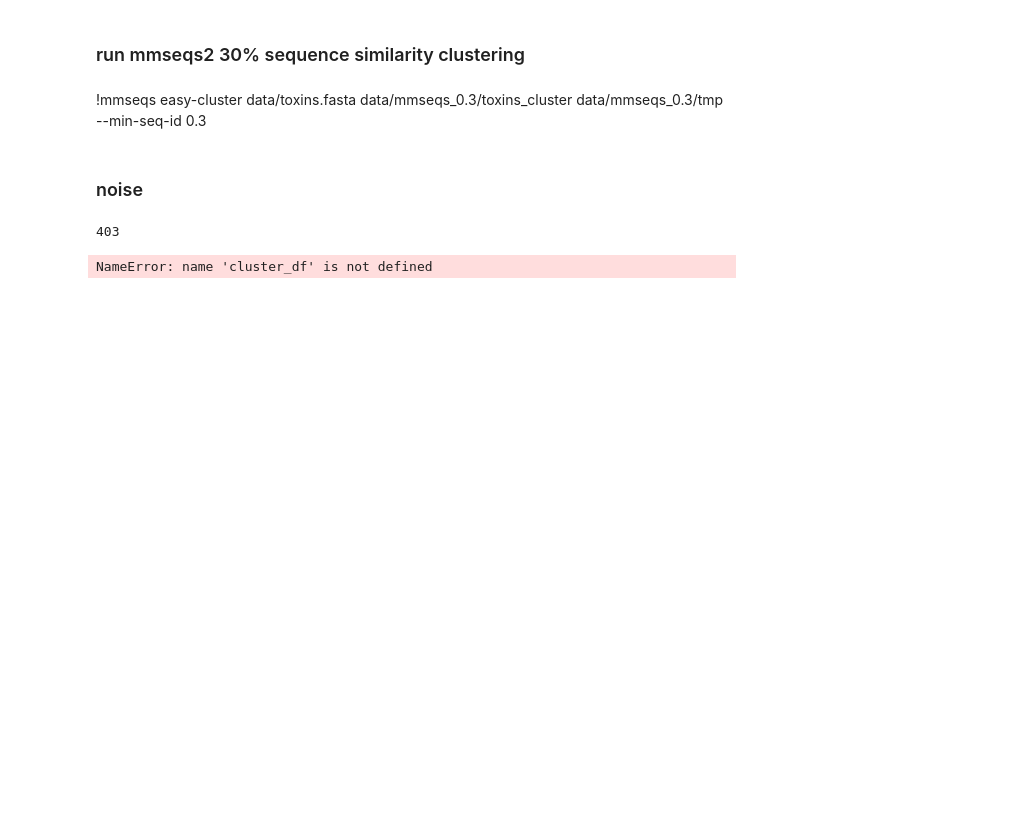
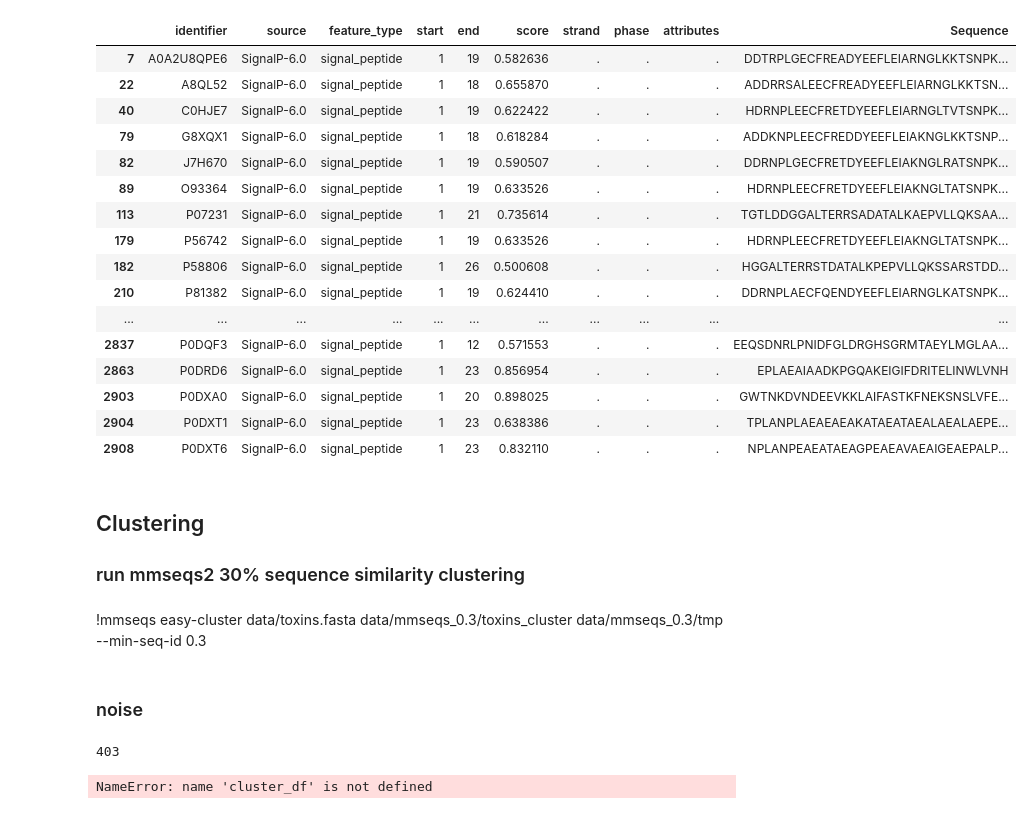
Before and after one commit to Sisistern123/ToxFam, a Jupyter notebook: notebooks/0_preprocessing.ipynb, the cells around one changed output. Cells and saved outputs as stored; diff of their text form; code cells hidden in the pictures; blank space fills up the shorter version.

```diff
--- a/notebooks/0_preprocessing.ipynb
+++ b/notebooks/0_preprocessing.ipynb
@@ -56,0 +112,17 @@ write_fasta(tox, "./data/toxins.fasta")
+# %%
+def fasta_to_dataframe(fasta_file):
+    records = SeqIO.parse(fasta_file, "fasta")
+    data = []
+
+    for record in records:
+        id_part = record.id.split('|')[-1]
+        data.append({"identifier": id_part, "Sequence": str(record.seq)})
+
+    df = pd.DataFrame(data)
+    return df
+
+# SignalP6 all (processed) sequences
+proc_tox = fasta_to_dataframe("../data/sp6/tox/processed_entries.fasta")
+proc_nontox = fasta_to_dataframe("../data/sp6/nontox/processed_entries.fasta")
+#proc_tox = proc_tox.rename(columns={'Sequence': 'Sequence'})
+#proc
@@ -56,0 +145,19 @@ write_fasta(tox, "./data/toxins.fasta")
+# %%
+gff3_tox = pd.read_csv('../data/sp6/tox/output.gff3', sep='\t', comment='#', header=None)
+gff3_nontox = pd.read_csv('../data/sp6/nontox/output.gff3', sep='\t', comment='#', header=None)
+
+cols = [
+    'identifier', 'source', 'feature_type', 'start', 'end',
+    'score', 'strand', 'phase', 'attributes'
+]
+gff3_tox.columns = cols
+gff3_nontox.columns = cols
+
+def extract_seqid(full_seqid):
+    return full_seqid.split('|')[-1].split(' ')[0]
+
+gff3_tox['identifier'] = gff3_tox['identifier'].apply(extract_seqid)
+gff3_nontox['identifier'] = gff3_nontox['identifier'].apply(extract_seqid)
+
+gff3_tox = pd.merge(gff3_tox, proc_tox, on='identifier')
+gff3_nontox = pd.merge(gff3_nontox, proc_nontox, on='identifier')
@@ -57,4 +180,25 @@ write_fasta(tox, "./data/toxins.fasta")
+# %%
+gff3_tox[gff3_tox['score'] < 0.9]
+# %% [output]
+|  | identifier | source | feature_type | start | end | score | strand | phase | attributes | Sequence |
+| 7 | A0A2U8QPE6 | SignalP-6.0 | signal_peptide | 1 | 19 | 0.582636 | . | . | . | DDTRPLGECFREADYEEFLEIARNGLKKTSNPK... |
+| 22 | A8QL52 | SignalP-6.0 | signal_peptide | 1 | 18 | 0.655870 | . | . | . | ADDRRSALEECFREADYEEFLEIARNGLKKTSN... |
+| 40 | C0HJE7 | SignalP-6.0 | signal_peptide | 1 | 19 | 0.622422 | . | . | . | HDRNPLEECFRETDYEEFLEIARNGLTVTSNPK... |
+| 79 | G8XQX1 | SignalP-6.0 | signal_peptide | 1 | 18 | 0.618284 | . | . | . | ADDKNPLEECFREDDYEEFLEIAKNGLKKTSNP... |
+| 82 | J7H670 | SignalP-6.0 | signal_peptide | 1 | 19 | 0.590507 | . | . | . | DDRNPLGECFRETDYEEFLEIAKNGLRATSNPK... |
+| 89 | O93364 | SignalP-6.0 | signal_peptide | 1 | 19 | 0.633526 | . | . | . | HDRNPLEECFRETDYEEFLEIAKNGLTATSNPK... |
+| 113 | P07231 | SignalP-6.0 | signal_peptide | 1 | 21 | 0.735614 | . | . | . | TGTLDDGGALTERRSADATALKAEPVLLQKSAA... |
+| 179 | P56742 | SignalP-6.0 | signal_peptide | 1 | 19 | 0.633526 | . | . | . | HDRNPLEECFRETDYEEFLEIAKNGLTATSNPK... |
+| 182 | P58806 | SignalP-6.0 | signal_peptide | 1 | 26 | 0.500608 | . | . | . | HGGALTERRSTDATALKPEPVLLQKSSARSTDD... |
+| 210 | P81382 | SignalP-6.0 | signal_peptide | 1 | 19 | 0.624410 | . | . | . | DDRNPLAECFQENDYEEFLEIARNGLKATSNPK... |
+| ... | ... | ... | ... | ... | ... | ... | ... | ... | ... | ... |
+| 2837 | P0DQF3 | SignalP-6.0 | signal_peptide | 1 | 12 | 0.571553 | . | . | . | EEQSDNRLPNIDFGLDRGHSGRMTAEYLMGLAA... |
+| 2863 | P0DRD6 | SignalP-6.0 | signal_peptide | 1 | 23 | 0.856954 | . | . | . | EPLAEAIAADKPGQAKEIGIFDRITELINWLVNH |
+| 2903 | P0DXA0 | SignalP-6.0 | signal_peptide | 1 | 20 | 0.898025 | . | . | . | GWTNKDVNDEEVKKLAIFASTKFNEKSNSLVFE... |
+| 2904 | P0DXT1 | SignalP-6.0 | signal_peptide | 1 | 23 | 0.638386 | . | . | . | TPLANPLAEAEAEAKATAEATAEALAEALAEPE... |
+| 2908 | P0DXT6 | SignalP-6.0 | signal_peptide | 1 | 23 | 0.832110 | . | . | . | NPLANPEAEATAEAGPEAEAVAEAIGEAEPALP... |
 # %% [markdown]
+## Clustering
 ### run mmseqs2 30% sequence similarity clustering
 # %% [markdown]
 !mmseqs easy-cluster data/toxins.fasta data/mmseqs_0.3/toxins_cluster data/mmseqs_0.3/tmp --min-seq-id 0.3
```
Also changed, not shown: parts of 15 cells of this notebook, 4 other files.
